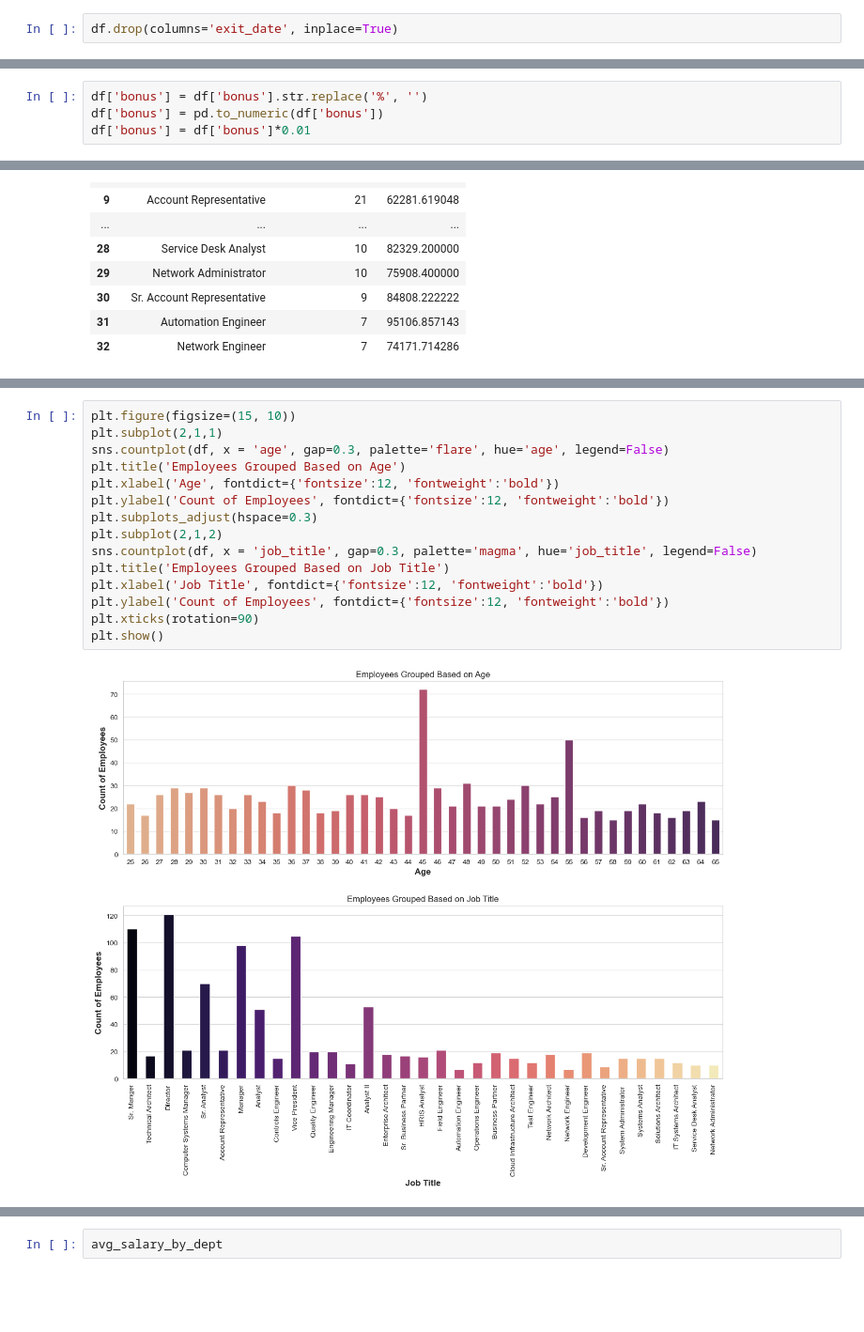
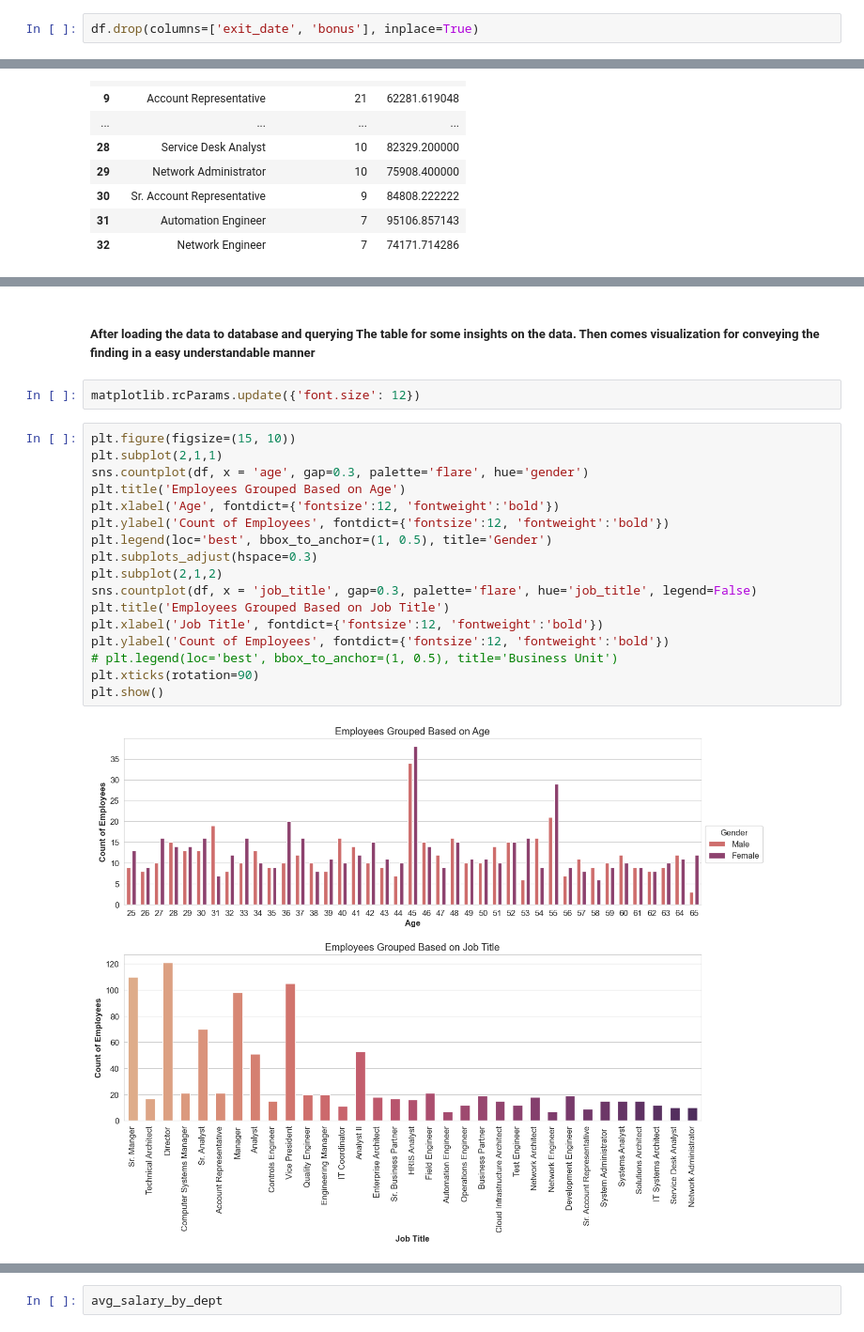
Before and after one commit to Karthikeyan-S-04/EDA_Using_Python_And_SQL, a Jupyter notebook: Employee-Data-Analysis/EDA.ipynb, the cells around one changed output, grey strips where cells are left out. Shown at 94% size. Saved outputs shown, nothing was run; the diff lists cells and outputs as text; blank space fills up the shorter version.

Commit message:
updated[Added some visualizations]

```diff
--- a/Employee-Data-Analysis/EDA.ipynb
+++ b/Employee-Data-Analysis/EDA.ipynb
@@ -78,2 +86,2 @@ memory usage: 109.5+ KB
 # %%
-df.drop(columns='exit_date', inplace=True)
+df.drop(columns=['exit_date', 'bonus'], inplace=True)
@@ -81,9 +91,5 @@ df.drop(columns='exit_date', inplace=True)
 df['annual_salary'] = df['annual_salary'].str.replace('$', '')
 df['annual_salary'] = df['annual_salary'].str.replace(',', '')
 df['annual_salary'] = pd.to_numeric(df['annual_salary'])
-# %%
-df['bonus'] = df['bonus'].str.replace('%', '')
-df['bonus'] = pd.to_numeric(df['bonus'])
-df['bonus'] = df['bonus']*0.01
 # %%
 df['hire_date'] = pd.to_datetime(df['hire_date'])
@@ -174,19 +211,25 @@ ORDER BY 2 DESC, 3 DESC;
+# %% [markdown]
+##### After loading the data to database and querying The table for some insights on the data. Then comes visualization for conveying the finding in a easy understandable manner
+# %%
+matplotlib.rcParams.update({'font.size': 12})
 # %%
 plt.figure(figsize=(15, 10))
 plt.subplot(2,1,1)
-sns.countplot(df, x = 'age', gap=0.3, palette='flare', hue='age', legend=False)
+sns.countplot(df, x = 'age', gap=0.3, palette='flare', hue='gender')
 plt.title('Employees Grouped Based on Age')
 plt.xlabel('Age', fontdict={'fontsize':12, 'fontweight':'bold'})
 plt.ylabel('Count of Employees', fontdict={'fontsize':12, 'fontweight':'bold'})
+plt.legend(loc='best', bbox_to_anchor=(1, 0.5), title='Gender')
 plt.subplots_adjust(hspace=0.3)
 plt.subplot(2,1,2)
-sns.countplot(df, x = 'job_title', gap=0.3, palette='magma', hue='job_title', legend=False)
+sns.countplot(df, x = 'job_title', gap=0.3, palette='flare', hue='job_title', legend=False)
 plt.title('Employees Grouped Based on Job Title')
 plt.xlabel('Job Title', fontdict={'fontsize':12, 'fontweight':'bold'})
 plt.ylabel('Count of Employees', fontdict={'fontsize':12, 'fontweight':'bold'})
+# plt.legend(loc='best', bbox_to_anchor=(1, 0.5), title='Business Unit')
 plt.xticks(rotation=90)
 plt.show()
 # %% [output]
-[figure, old version]
+[figure, new version]
 # %%
 avg_salary_by_job = df.groupby('job_title').agg({'annual_salary':'mean'})
```
Also changed, not shown: parts of 33 cells of this notebook.
